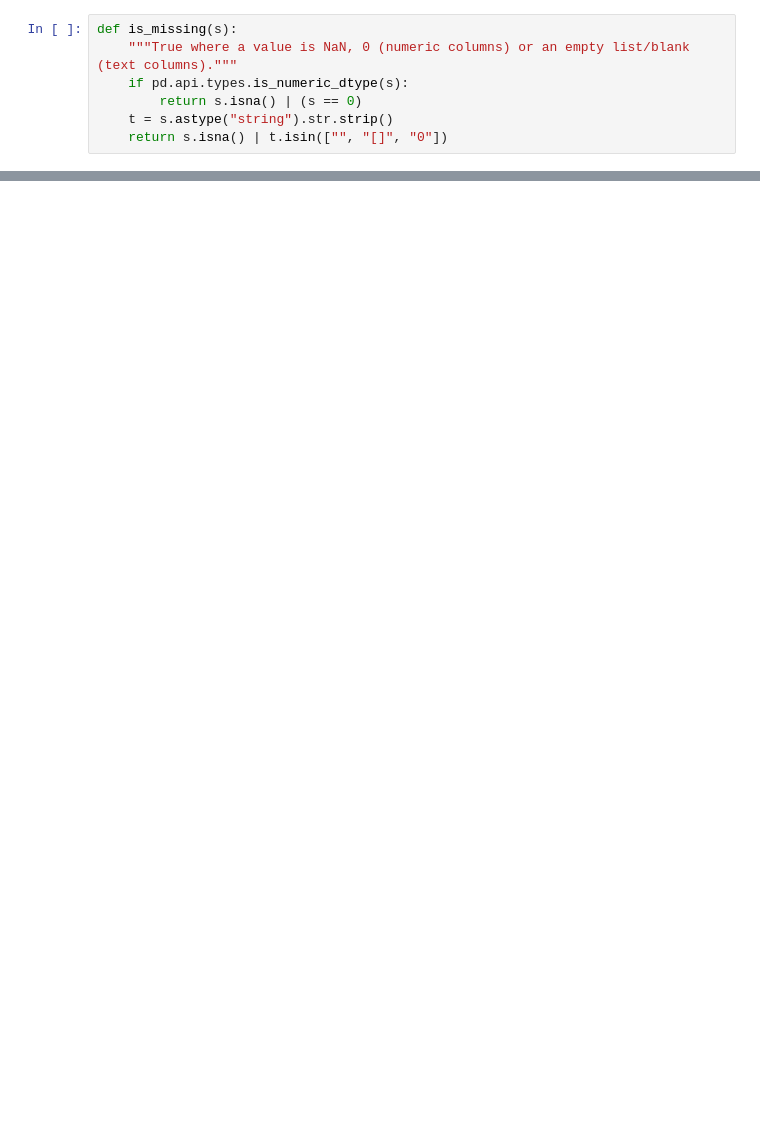
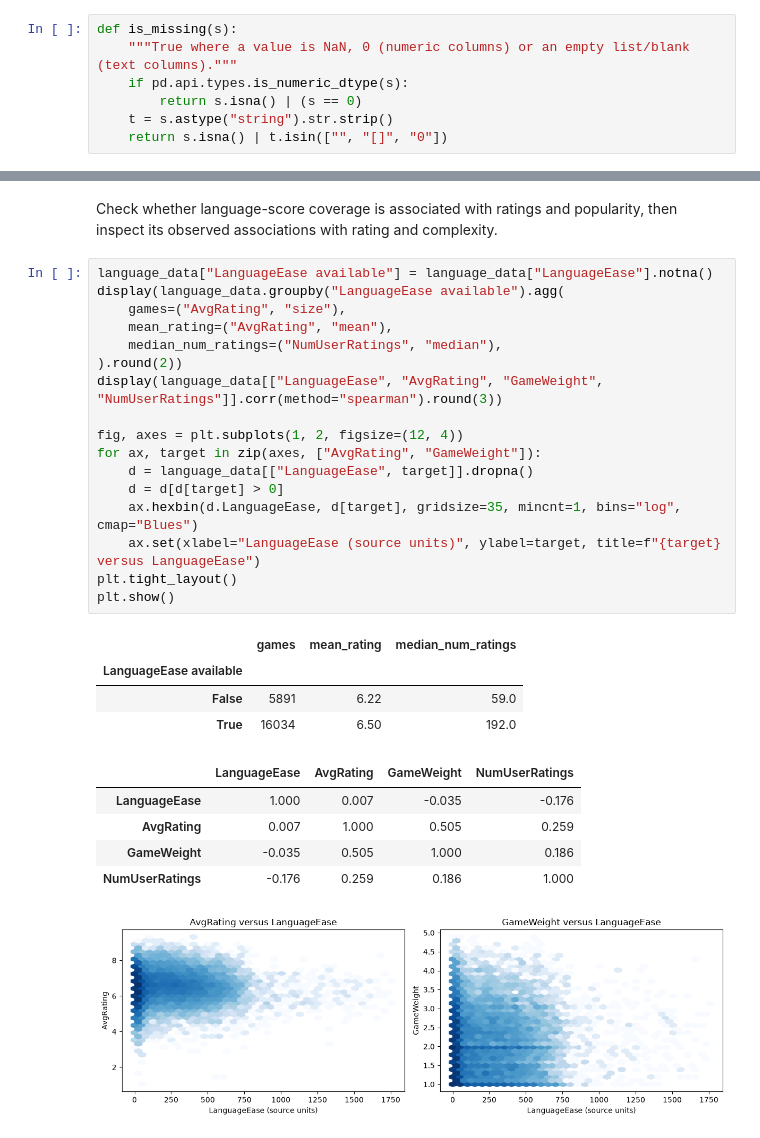
Before and after one commit to Corny2300/PolyCats, a Jupyter notebook: Boardgames/combined_notebook.ipynb, the cells around one changed output, grey strips where cells are left out. Drawn from its saved outputs; the diff is of its cells as text; blank space fills up the shorter version.

```diff
--- a/Boardgames/combined_notebook.ipynb
+++ b/Boardgames/combined_notebook.ipynb
@@ -118,0 +446,30 @@ print(f"Saved {df_comb.shape[0]} rows and {df_comb.shape[1]} columns to {csv_pat
+# %% [markdown]
+Check whether language-score coverage is associated with ratings and popularity, then inspect its observed associations with rating and complexity.
+# %%
+language_data["LanguageEase available"] = language_data["LanguageEase"].notna()
+display(language_data.groupby("LanguageEase available").agg(
+    games=("AvgRating", "size"),
+    mean_rating=("AvgRating", "mean"),
+    median_num_ratings=("NumUserRatings", "median"),
+).round(2))
+display(language_data[["LanguageEase", "AvgRating", "GameWeight", "NumUserRatings"]].corr(method="spearman").round(3))
+
+fig, axes = plt.subplots(1, 2, figsize=(12, 4))
+for ax, target in zip(axes, ["AvgRating", "GameWeight"]):
+    d = language_data[["LanguageEase", target]].dropna()
+    d = d[d[target] > 0]
+    ax.hexbin(d.LanguageEase, d[target], gridsize=35, mincnt=1, bins="log", cmap="Blues")
+    ax.set(xlabel="LanguageEase (source units)", ylabel=target, title=f"{target} versus LanguageEase")
+plt.tight_layout()
+plt.show()
+# %% [output]
+|  | games | mean_rating | median_num_ratings |
+| LanguageEase available |  |  |  |
+| False | 5891 | 6.22 | 59.0 |
+| True | 16034 | 6.50 | 192.0 |
+|  | LanguageEase | AvgRating | GameWeight | NumUserRatings |
+| LanguageEase | 1.000 | 0.007 | -0.035 | -0.176 |
+| AvgRating | 0.007 | 1.000 | 0.505 | 0.259 |
+| GameWeight | -0.035 | 0.505 | 1.000 | 0.186 |
+| NumUserRatings | -0.176 | 0.259 | 0.186 | 1.000 |
+[figure, added]
```
Also changed, not shown: parts of 100 cells of this notebook, 3 other files.
